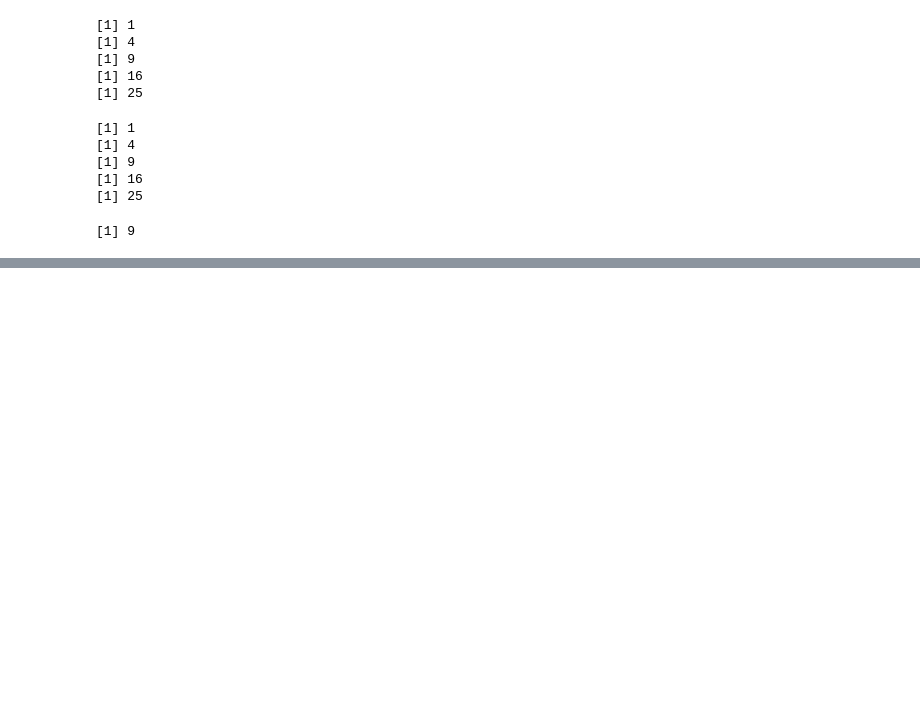
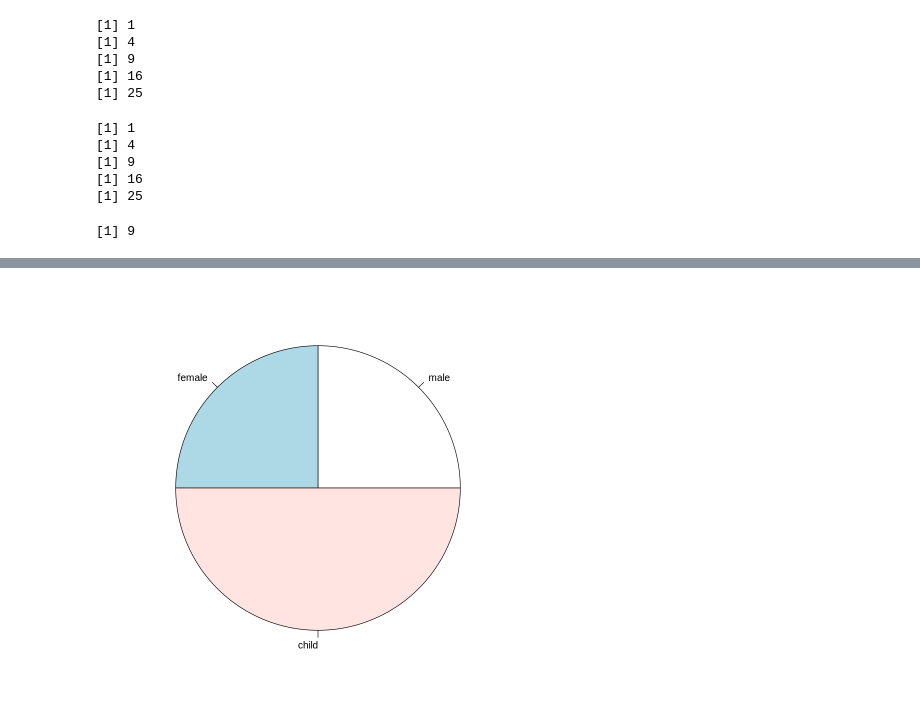
Before and after one commit to Pepcoders/Business-Analytics-Content, a Jupyter notebook: 28th_feb_class.ipynb, the cells around one changed output, grey strips where cells are left out. Saved outputs shown, nothing was run; the diff lists cells and outputs as text; code cells hidden in the pictures; blank space fills up the shorter version.

```diff
--- a/28th_feb_class.ipynb
+++ b/28th_feb_class.ipynb
@@ -103,0 +115,7 @@ abline(lm(y ~ x, data = mtcars), col = "red")
+# %%
+#Pie charts
+df <- data.frame(
+  group=c("male","female","child"),
+  value=c(25,25,50)
+)
+df
@@ -103,0 +129,4 @@ abline(lm(y ~ x, data = mtcars), col = "red")
+# %%
+pie(df$value, labels = df$group, radius = 1)
+# %% [output]
+[figure, added]
```
Also changed, not shown: parts of 6 cells of this notebook.
